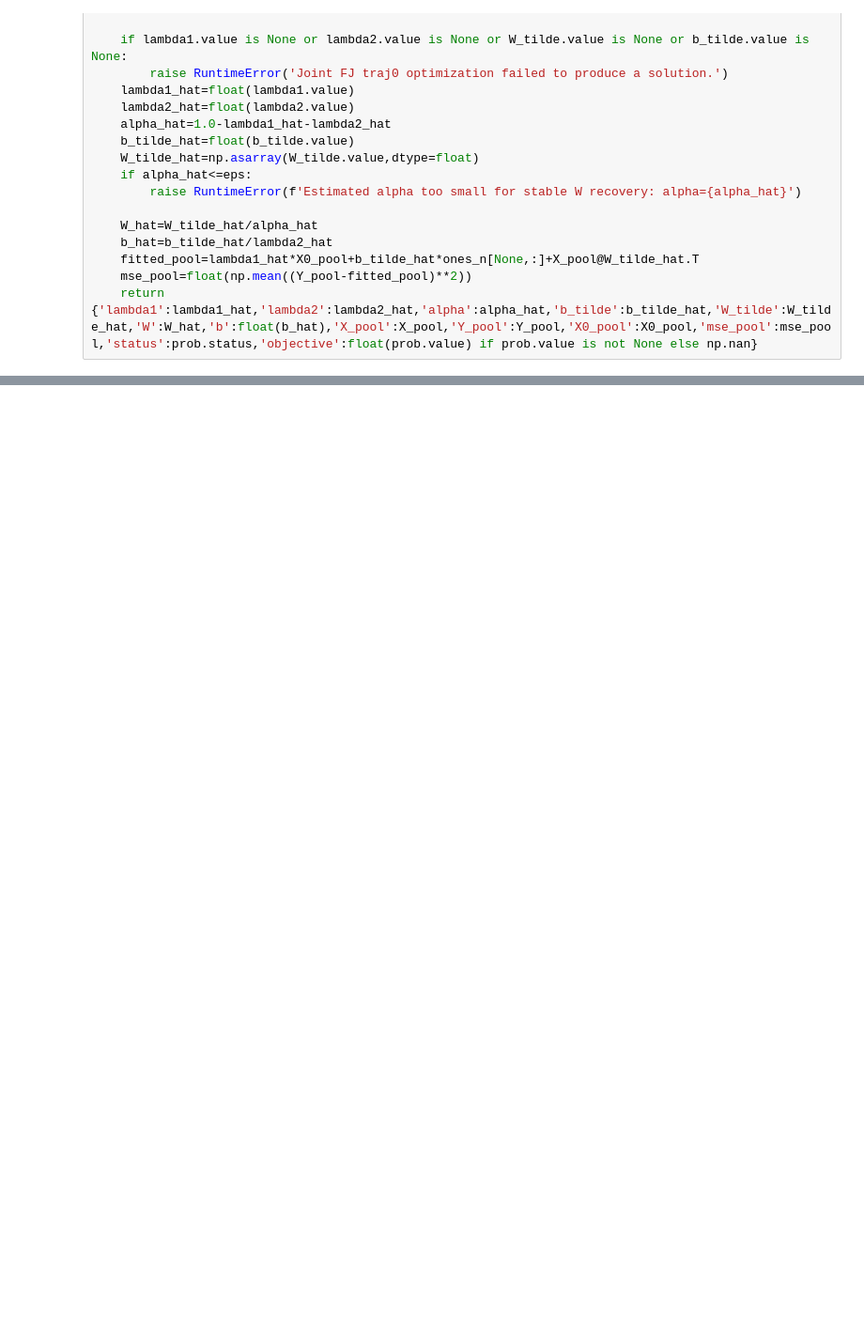
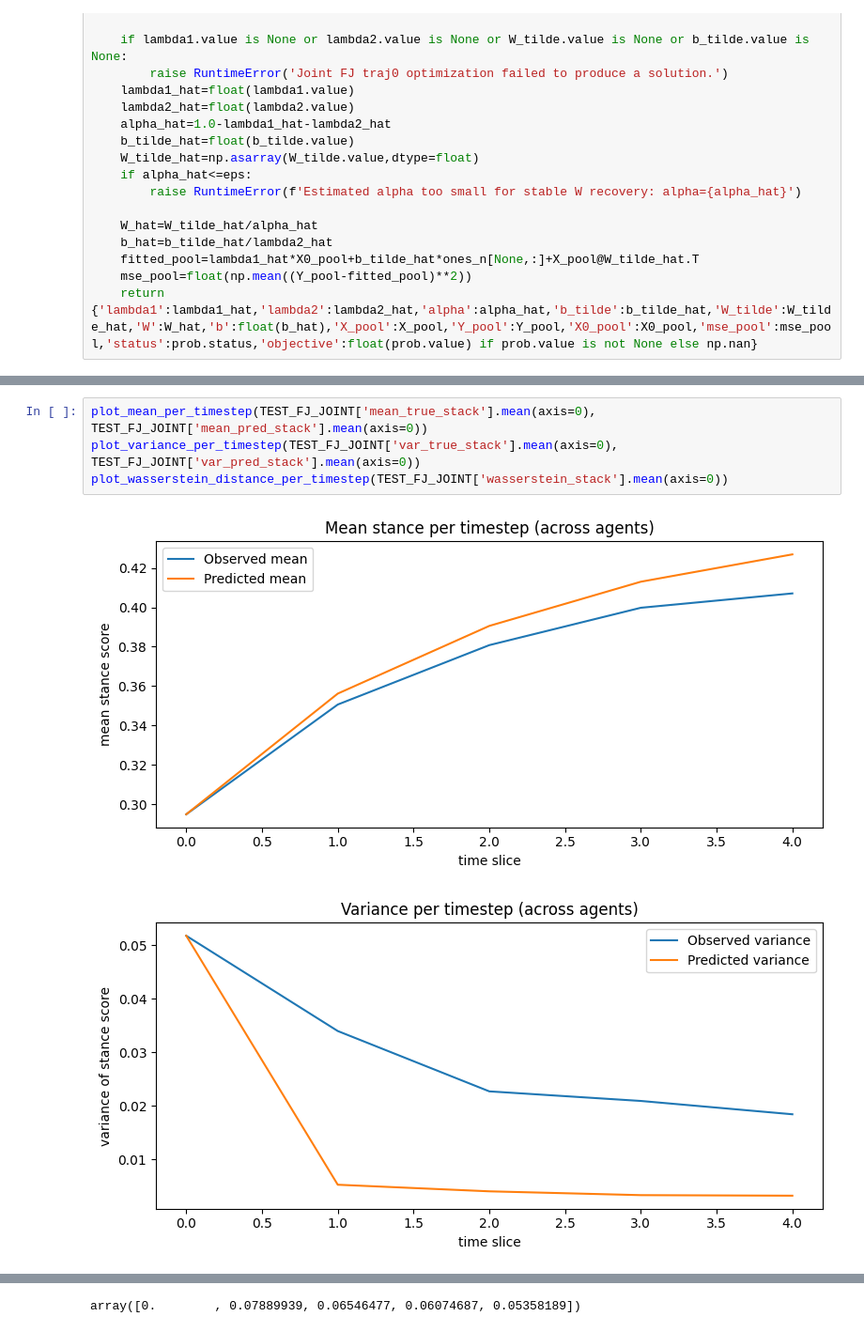
Before and after one commit to samuelLi05/llm-network, a Jupyter notebook: modeling/models/models.ipynb, the cells around one changed output, grey strips where cells are left out. Shown at 94% size. Saved outputs shown, nothing was run; the diff lists cells and outputs as text; blank space fills up the shorter version.

```diff
--- a/modeling/models/models.ipynb
+++ b/modeling/models/models.ipynb
@@ -840,0 +1198,7 @@ Average Wasserstein distance: 0.0623
+# %%
+plot_mean_per_timestep(TEST_FJ_JOINT['mean_true_stack'].mean(axis=0), TEST_FJ_JOINT['mean_pred_stack'].mean(axis=0))
+plot_variance_per_timestep(TEST_FJ_JOINT['var_true_stack'].mean(axis=0), TEST_FJ_JOINT['var_pred_stack'].mean(axis=0))
+plot_wasserstein_distance_per_timestep(TEST_FJ_JOINT['wasserstein_stack'].mean(axis=0))
+# %% [output]
+[figure, added]
+[figure, added]
@@ -840,0 +1206 @@ Average Wasserstein distance: 0.0623
+array([0.        , 0.07889939, 0.06546477, 0.06074687, 0.05358189])
```
Also changed, not shown: parts of 24 cells of this notebook, 4 other files.
